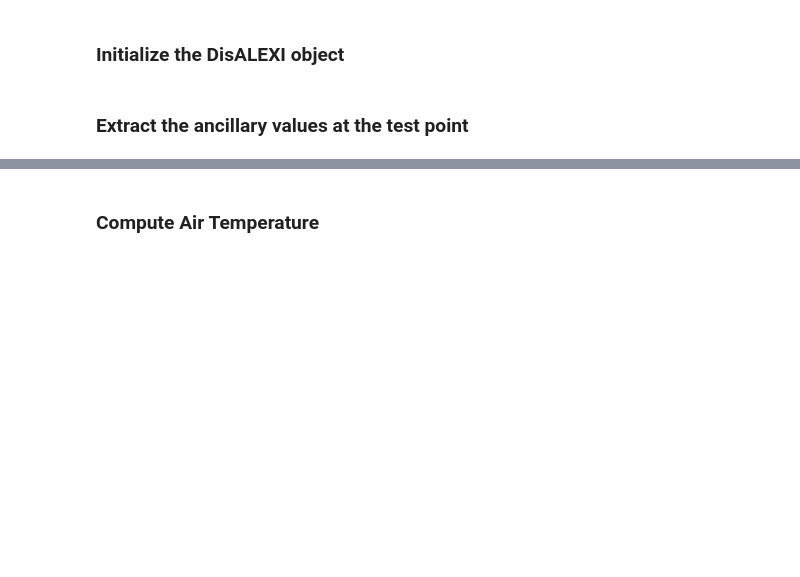
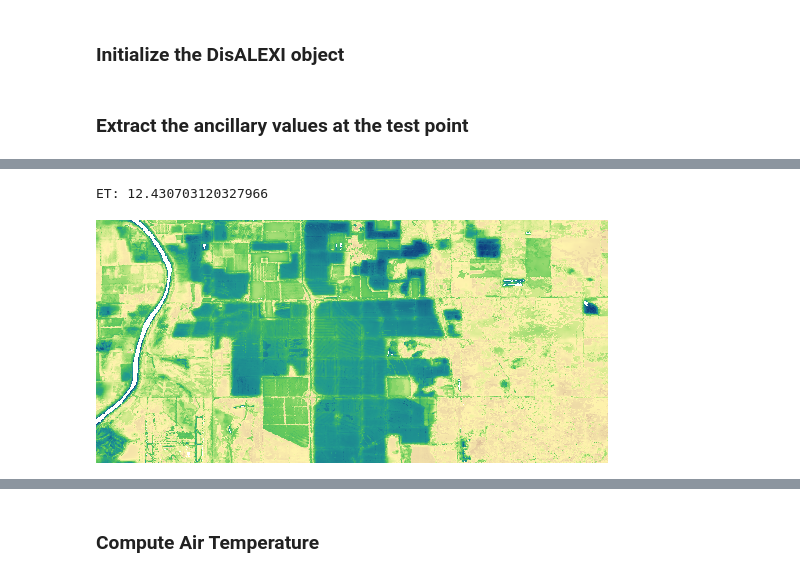
Before and after one commit to Open-ET/openet-disalexi, a Jupyter notebook: examples/landsat_c1_sr_image.ipynb, the cells around one changed output, grey strips where cells are left out. Drawn from its saved outputs; the diff is of its cells as text; code cells hidden in the pictures; blank space fills up the shorter version.

```diff
--- a/examples/landsat_c1_sr_image.ipynb
+++ b/examples/landsat_c1_sr_image.ipynb
@@ -155,0 +169,16 @@ Image(url=vis_img, embed=True, format='png')
+# %%
+et_img = model_obj.et
+#     .reproject(crs=image_crs, crsTransform=image_transform)
+print('ET: {}'.format(pprint.pformat(
+    utils.point_image_value(et_img, xy=test_xy, scale=30)['et'])))
+# %% [output]
+ET: 12.430703120327966
+# %%
+et_url = et_img.getThumbURL({
+    'region': test_region, 'min': 0, 'max': 20,
+    'palette': ','.join(ssebop_et_palette)})
+# print(et_url)
+# %%
+Image(url=et_url, embed=True, format='png')
+# %% [output]
+[figure, added]
```
Also changed, not shown: parts of 33 cells of this notebook, 11 other files.
